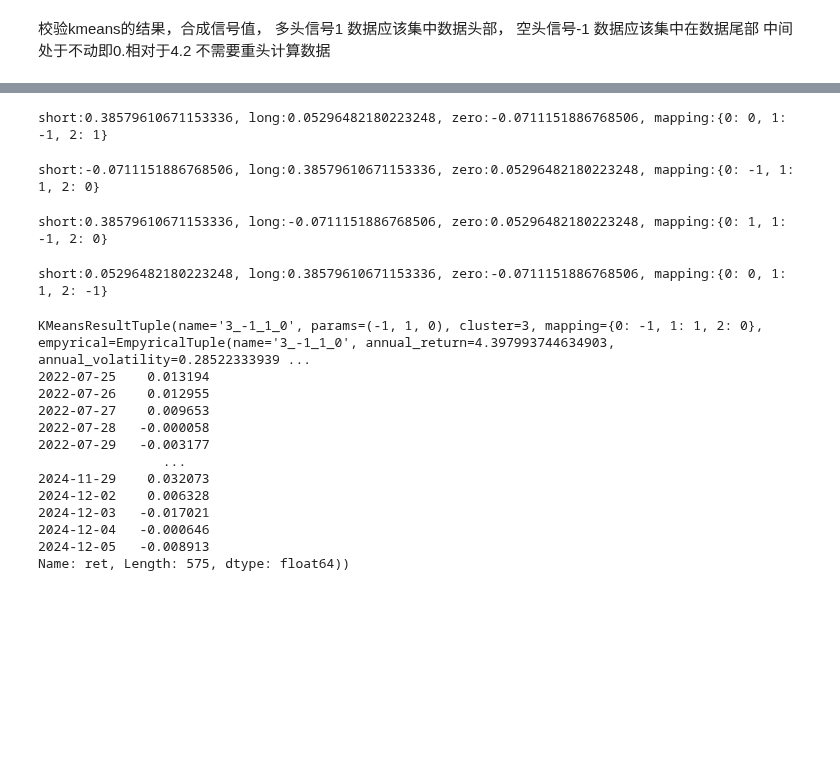
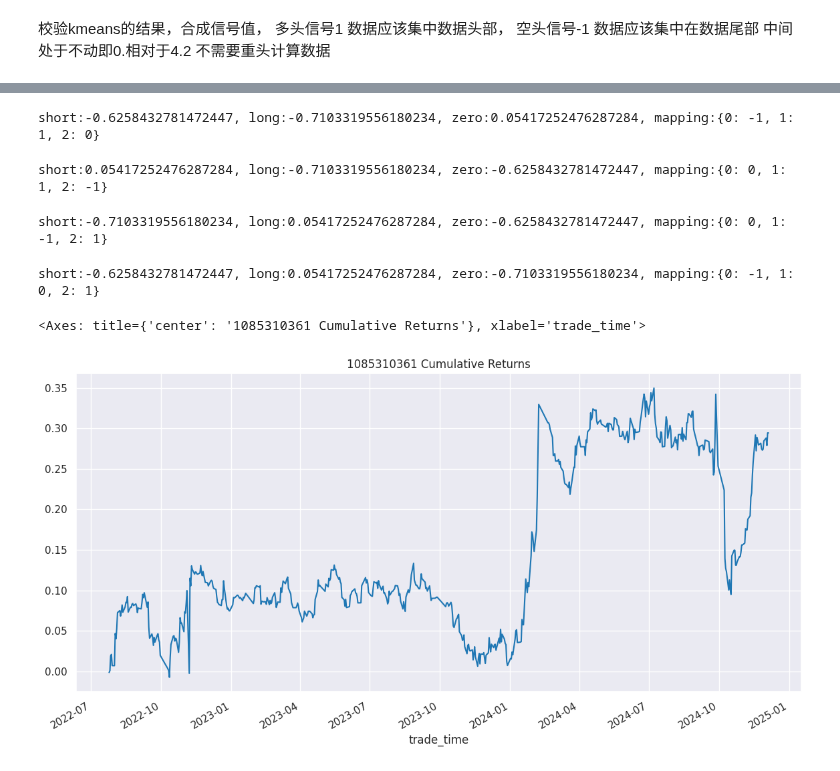
Before and after one commit to flaght/Chrono, a Jupyter notebook: lumina/abily/4.3.keams_model_signals.ipynb, the cells around one changed output, grey strips where cells are left out. Saved outputs shown, nothing was run; the diff lists cells and outputs as text; code cells hidden in the pictures; blank space fills up the shorter version.

```diff
--- a/lumina/abily/4.3.keams_model_signals.ipynb
+++ b/lumina/abily/4.3.keams_model_signals.ipynb
@@ -52,5 +58,5 @@ short:0.05296482180223248, long:-0.0711151886768506, zero:0.38579610671153336, m
 # %%
-rotor1 = fetch_rotor('1053201158')
+rotor1 = fetch_rotor('1036372489')
 signal_data = rotor1.predict(positions_data)
 signal_data.name = 'signal'
 t1_dt = pd.concat([positions_data, signal_data], axis=1)
@@ -59,9 +65,9 @@ long = t1_dt[t1_dt['signal']==1].value.max()
 zero = t1_dt[t1_dt['signal']==0].value.max()
 print("short:{0}, long:{1}, zero:{2}, mapping:{3}".format(short, long, zero, rotor1._best_mapping))
 # %% [output]
-short:0.38579610671153336, long:0.05296482180223248, zero:-0.0711151886768506, mapping:{0: 0, 1: -1, 2: 1}
+short:-0.6258432781472447, long:-0.7103319556180234, zero:0.05417252476287284, mapping:{0: -1, 1: 1, 2: 0}
 # %%
-rotor1 = fetch_rotor('1067015693')
+rotor1 = fetch_rotor('1041742792')
 signal_data = rotor1.predict(positions_data)
 signal_data.name = 'signal'
 t1_dt = pd.concat([positions_data, signal_data], axis=1)
@@ -70,9 +76,9 @@ long = t1_dt[t1_dt['signal']==1].value.max()
 zero = t1_dt[t1_dt['signal']==0].value.max()
 print("short:{0}, long:{1}, zero:{2}, mapping:{3}".format(short, long, zero, rotor1._best_mapping))
 # %% [output]
-short:-0.0711151886768506, long:0.38579610671153336, zero:0.05296482180223248, mapping:{0: -1, 1: 1, 2: 0}
+short:0.05417252476287284, long:-0.7103319556180234, zero:-0.6258432781472447, mapping:{0: 0, 1: 1, 2: -1}
 # %%
-rotor1 = fetch_rotor('1072543691')
+rotor1 = fetch_rotor('1085310361')
 signal_data = rotor1.predict(positions_data)
 signal_data.name = 'signal'
 t1_dt = pd.concat([positions_data, signal_data], axis=1)
@@ -81,9 +87,9 @@ long = t1_dt[t1_dt['signal']==1].value.max()
 zero = t1_dt[t1_dt['signal']==0].value.max()
 print("short:{0}, long:{1}, zero:{2}, mapping:{3}".format(short, long, zero, rotor1._best_mapping))
 # %% [output]
-short:0.38579610671153336, long:-0.0711151886768506, zero:0.05296482180223248, mapping:{0: 1, 1: -1, 2: 0}
+short:-0.7103319556180234, long:0.05417252476287284, zero:-0.6258432781472447, mapping:{0: 0, 1: -1, 2: 1}
 # %%
-rotor1 = fetch_rotor('1091392418')
+rotor1 = fetch_rotor('1086443513')
 signal_data = rotor1.predict(positions_data)
 signal_data.name = 'signal'
 t1_dt = pd.concat([positions_data, signal_data], axis=1)
@@ -92,7 +98,7 @@ long = t1_dt[t1_dt['signal']==1].value.max()
 zero = t1_dt[t1_dt['signal']==0].value.max()
 print("short:{0}, long:{1}, zero:{2}, mapping:{3}".format(short, long, zero, rotor1._best_mapping))
 # %% [output]
-short:0.05296482180223248, long:0.38579610671153336, zero:-0.0711151886768506, mapping:{0: 0, 1: 1, 2: -1}
+short:-0.6258432781472447, long:0.05417252476287284, zero:-0.7103319556180234, mapping:{0: -1, 1: 0, 2: 1}
 # %%
 import joblib
 def load_metrics(name):
@@ -102,19 +108,8 @@ def load_metrics(name):
     filename = os.path.join(base_path, '{0}.pkl'.format(mapping_name))
     metrics = joblib.load(filename)
     return metrics
-# %%
-load_metrics('1067015693')
-# %% [output]
-KMeansResultTuple(name='3_-1_1_0', params=(-1, 1, 0), cluster=3, mapping={0: -1, 1: 1, 2: 0}, empyrical=EmpyricalTuple(name='3_-1_1_0', annual_return=4.397993744634903, annual_volatility=0.28522333939 ...
-2022-07-25    0.013194
-2022-07-26    0.012955
-2022-07-27    0.009653
-2022-07-28   -0.000058
-2022-07-29   -0.003177
-                ...
-2024-11-29    0.032073
-2024-12-02    0.006328
-2024-12-03   -0.017021
-2024-12-04   -0.000646
-2024-12-05   -0.008913
-Name: ret, Length: 575, dtype: float64))
+# %%
+load_metrics('1085310361').empyrical.returns_series.cumsum().plot(title='1085310361 Cumulative Returns')
+# %% [output]
+<Axes: title={'center': '1085310361 Cumulative Returns'}, xlabel='trade_time'>
+[figure, added]
```
Also changed, not shown: parts of 5 cells of this notebook, 17 other files.
